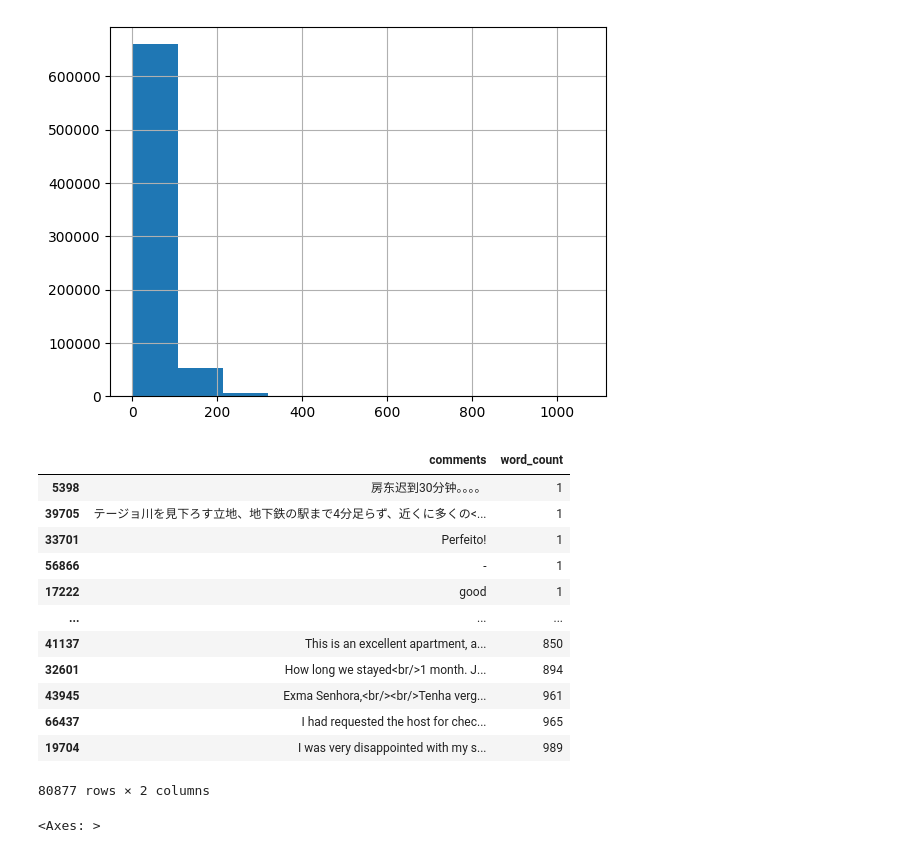
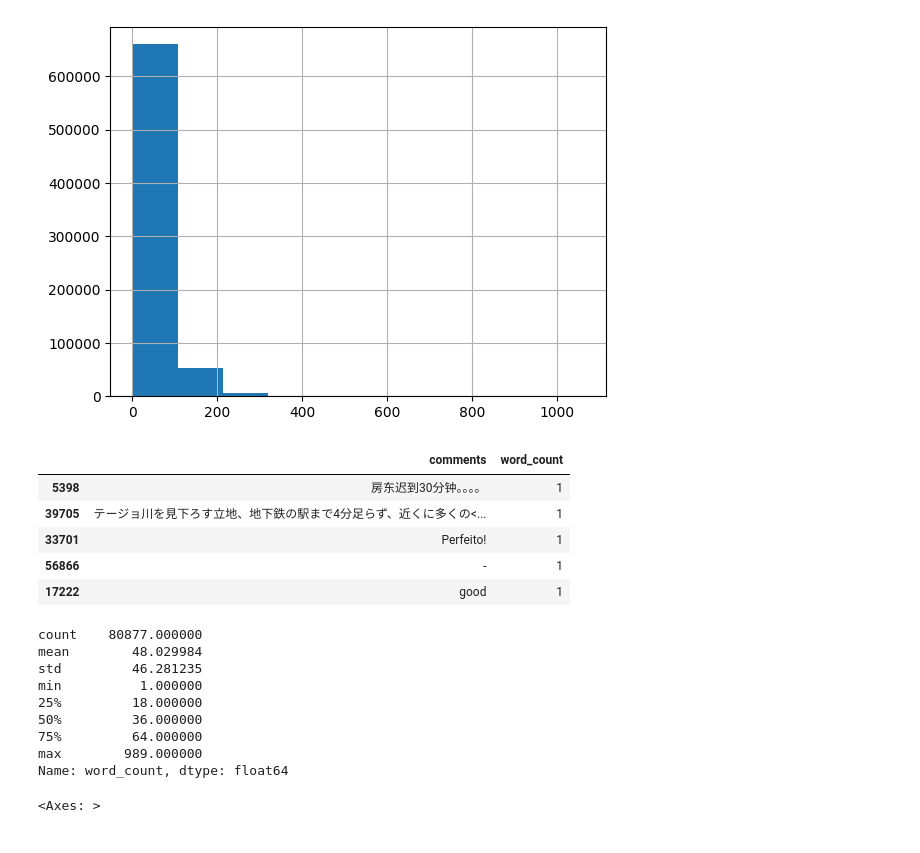
Before and after one commit to inesleonidasrocha/TM2023-Airbnb, a Jupyter notebook: NLP_3.ipynb, the cells around one changed output. Drawn from its saved outputs; the diff is of its cells as text; code cells hidden in the pictures.

```diff
--- a/NLP_3.ipynb
+++ b/NLP_3.ipynb
@@ -365,18 +379,23 @@ train_reviews['word_count'].hist()
 # %%
 test_reviews['word_count']  = test_reviews['comments'].apply(lambda x: len(str(x).split(" ")))
 test_reviews = test_reviews.sort_values(by='word_count', ascending=True)
-test_reviews[['comments','word_count']]
+test_reviews[['comments','word_count']].head()
 # %% [output]
 |  | comments | word_count |
 | 5398 | 房东迟到30分钟。。。。 | 1 |
 | 39705 | テージョ川を見下ろす立地、地下鉄の駅まで4分足らず、近くに多くの<... | 1 |
 | 33701 | Perfeito! | 1 |
 | 56866 | - | 1 |
 | 17222 | good | 1 |
-| ... | ... | ... |
-| 41137 | This is an excellent apartment, a... | 850 |
-| 32601 | How long we stayed<br/>1 month. J... | 894 |
-| 43945 | Exma Senhora,<br/><br/>Tenha verg... | 961 |
-| 66437 | I had requested the host for chec... | 965 |
-| 19704 | I was very disappointed with my s... | 989 |
-80877 rows × 2 columns
+# %%
+test_reviews.word_count.describe()
+# %% [output]
+count    80877.000000
+mean        48.029984
+std         46.281235
+min          1.000000
+25%         18.000000
+50%         36.000000
+75%         64.000000
+max        989.000000
+Name: word_count, dtype: float64
```
Also changed, not shown: parts of 13 cells of this notebook, 1 other file.
